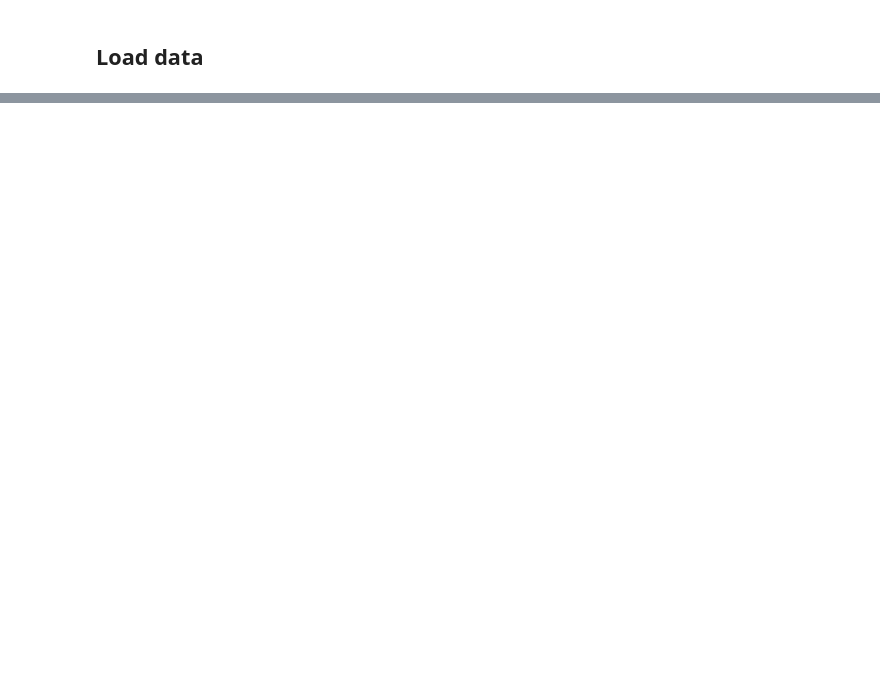
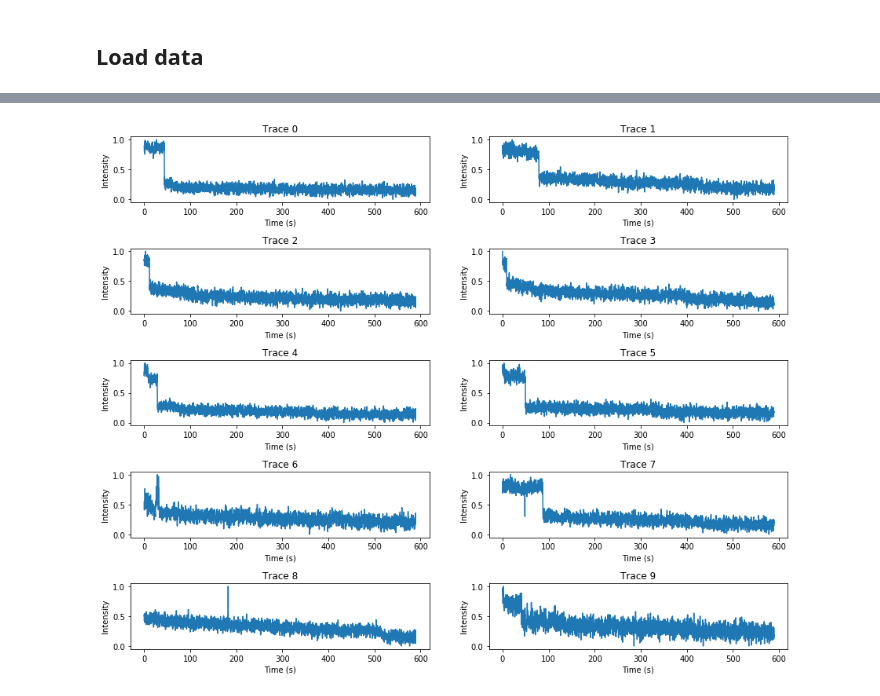
Before and after one commit to ashleefeng/pacbio, a Jupyter notebook: dev/dtw2 testing.ipynb, the cells around one changed output, grey strips where cells are left out. Drawn from its saved outputs; the diff is of its cells as text; code cells hidden in the pictures; blank space fills up the shorter version.

```diff
--- a/dev/dtw2 testing.ipynb
+++ b/dev/dtw2 testing.ipynb
@@ -99,2 +84,4 @@ utils_dtw.plot_traces(10, scaled_data_cy5, np.random.choice(classes[1], size=(10
 # %%
-utils_dtw.plot_traces(10, scaled_data_cy5, np.random.choice(classes[2], size=(10,)))
+utils_dtw.plot_traces(10, scaled_data_cy5, np.random.choice(classes[2], size=(10,)), time_axis[:5898])
+# %% [output]
+[figure, added]
```
Also changed, not shown: parts of 14 cells of this notebook, 5 other files.
